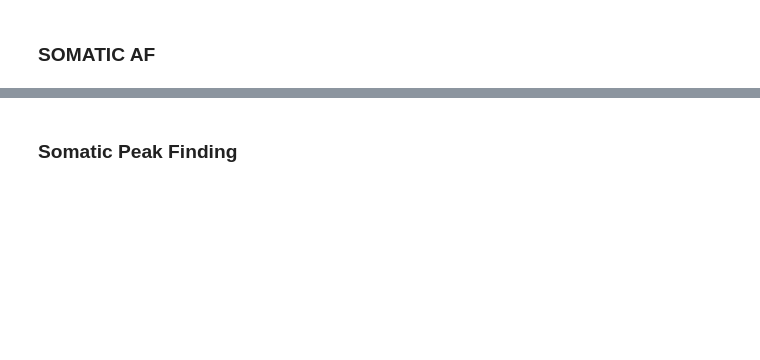
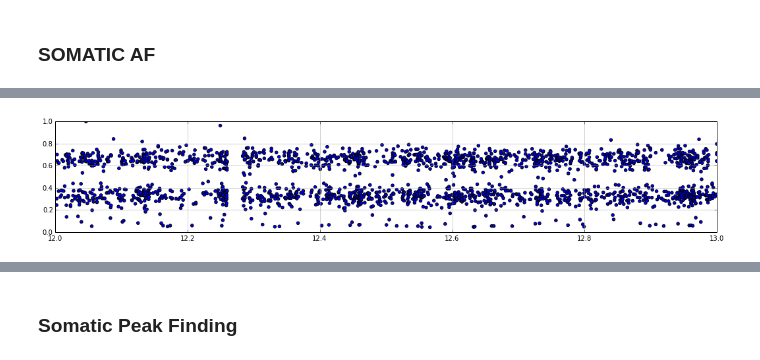
Before and after one commit to hartwigmedical/scripts, a Jupyter notebook: ipython/COLO829 Analysis.ipynb, the cells around one changed output, grey strips where cells are left out. Saved outputs shown, nothing was run; the diff lists cells and outputs as text; code cells hidden in the pictures; blank space fills up the shorter version.

```diff
--- a/ipython/COLO829 Analysis.ipynb
+++ b/ipython/COLO829 Analysis.ipynb
@@ -291,7 +364,9 @@ pd.pivot_table(dfSomatic[(dfSomatic.variantType == 'SNP')&(dfSomatic.consensus =
 # %%
-c,fractionMin,fractionMax = 1,0,22
+c,fractionMin,fractionMax = 12,0,1
 dfSom = dfSomatic[(dfSomatic['variantType']=="SNP")&(dfSomatic['inPON']==False)&(dfSomatic['consensus']==True)&(dfSomatic.chromFrac>c+fractionMin)&(dfSomatic.chromFrac<c+fractionMax)]
 AFByPosPlot(dfSom.chromFrac, dfSom.meltedAF,c+fractionMin, c+fractionMax)
+# %% [output]
+[figure, added]
 # %%
 c,fractionMin,fractionMax = 12,0,1
 dfTemp = dfBAF[(dfBAF.chromPos>c+fractionMin)&(dfBAF.chromPos<c+fractionMax)]
```
Also changed, not shown: parts of 33 cells of this notebook, 2 other files.
